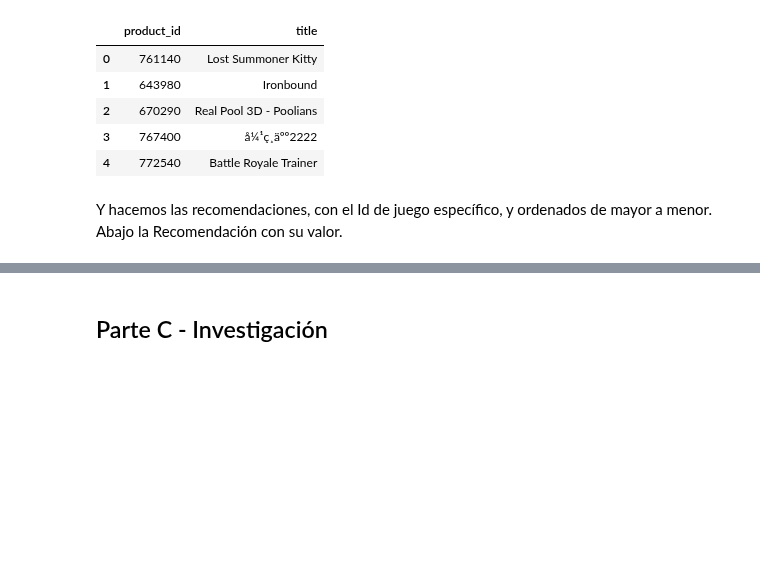
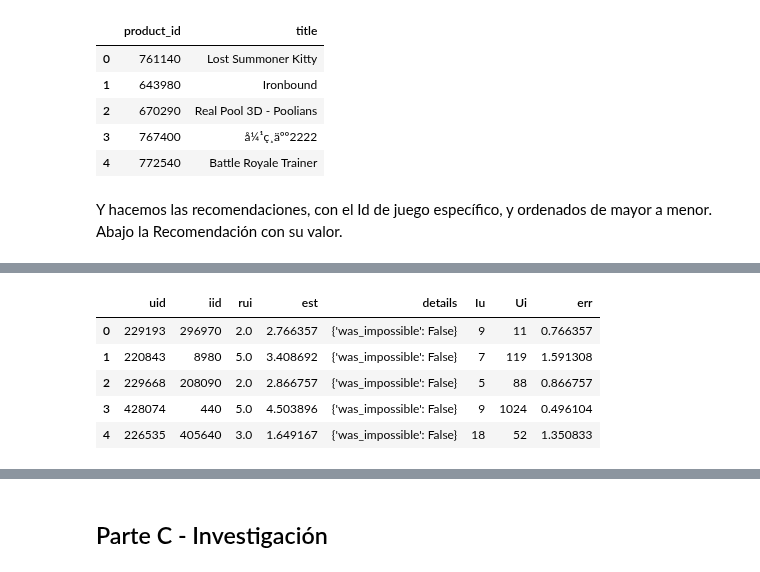
Before and after one commit to alseveso/AcamicaDS, a Jupyter notebook: Proyecto 3/A. Proyecto 03_Alejandra Seveso.ipynb, the cells around one changed output, grey strips where cells are left out. Cells and saved outputs as stored; diff of their text form; code cells hidden in the pictures; blank space fills up the shorter version.

```diff
--- a/Proyecto 3/A. Proyecto 03_Alejandra Seveso.ipynb
+++ b/Proyecto 3/A. Proyecto 03_Alejandra Seveso.ipynb
@@ -1323,0 +1389,9 @@ print(recomendaciones_usuario.head(10))
+# %%
+df.head()
+# %% [output]
+|  | uid | iid | rui | est | details | Iu | Ui | err |
+| 0 | 229193 | 296970 | 2.0 | 2.766357 | {'was_impossible': False} | 9 | 11 | 0.766357 |
+| 1 | 220843 | 8980 | 5.0 | 3.408692 | {'was_impossible': False} | 7 | 119 | 1.591308 |
+| 2 | 229668 | 208090 | 2.0 | 2.866757 | {'was_impossible': False} | 5 | 88 | 0.866757 |
+| 3 | 428074 | 440 | 5.0 | 4.503896 | {'was_impossible': False} | 9 | 1024 | 0.496104 |
+| 4 | 226535 | 405640 | 3.0 | 1.649167 | {'was_impossible': False} | 18 | 52 | 1.350833 |
```
Also changed, not shown: parts of 22 cells of this notebook, 1 other file.
